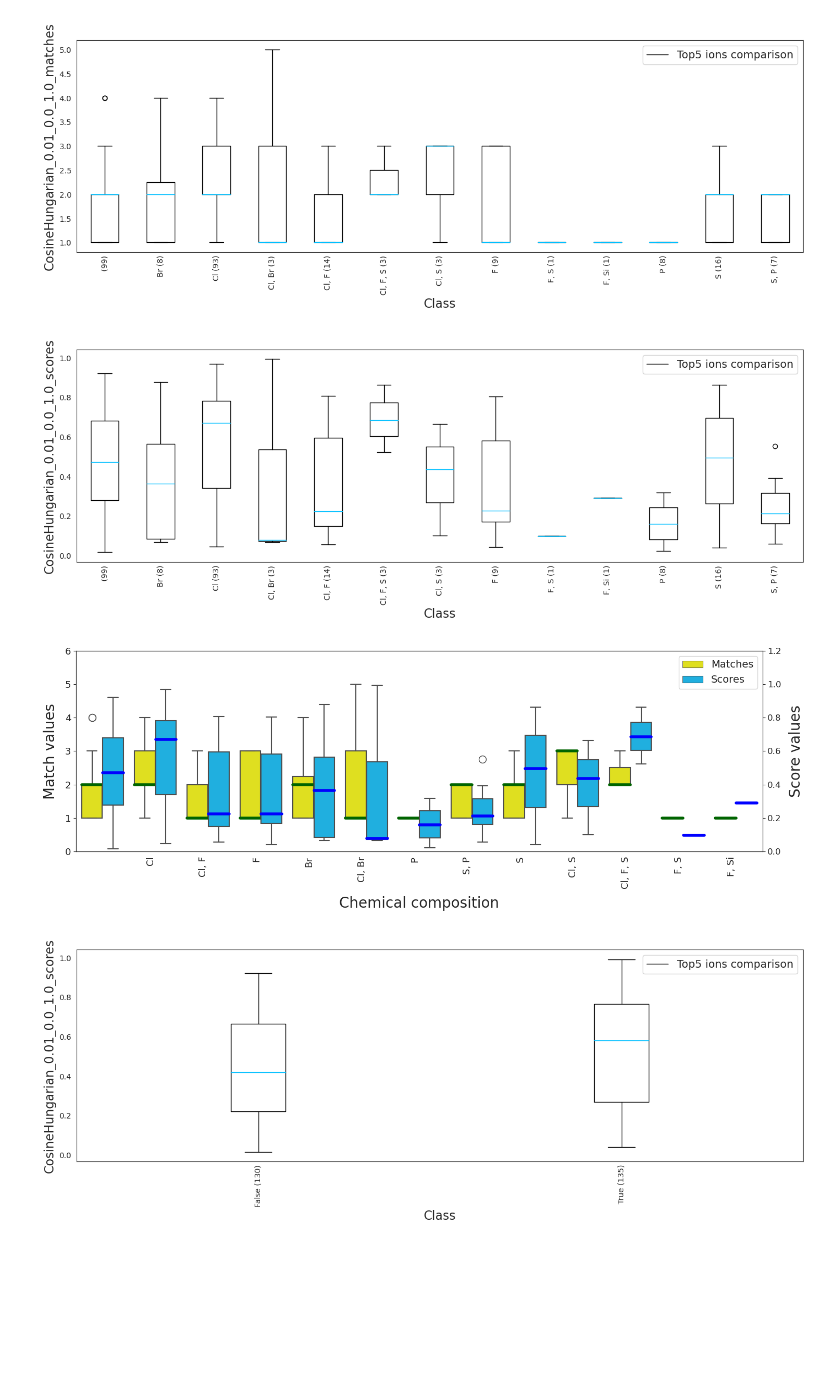
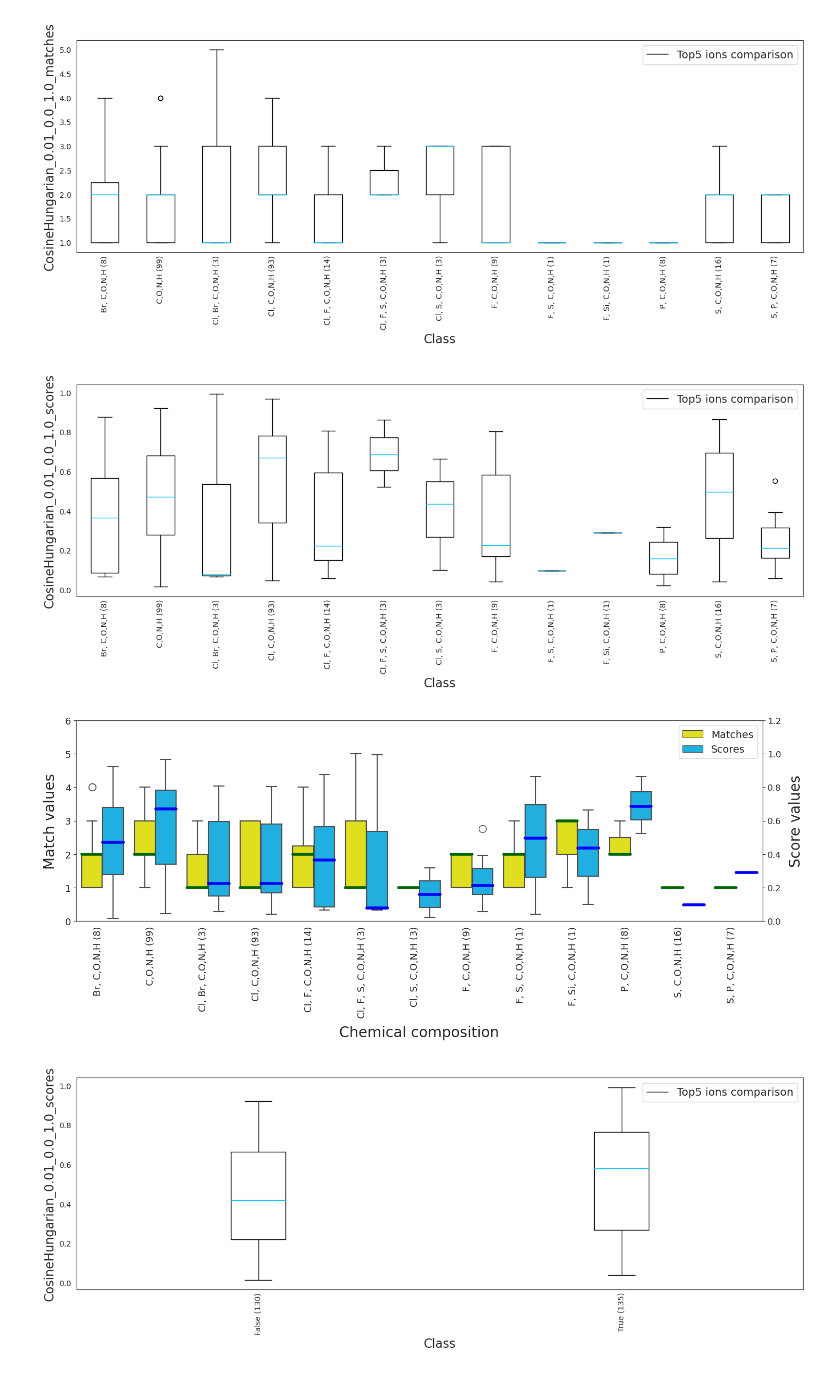
Before and after one commit to RECETOX/ei_spectra_predictions, a Jupyter notebook: analysis/Python_scripts/scores_matches_histogram.ipynb, the cells around one changed output. Drawn from its saved outputs; the diff is of its cells as text; code cells hidden in the pictures; blank space fills up the shorter version.

```diff
--- a/analysis/Python_scripts/scores_matches_histogram.ipynb
+++ b/analysis/Python_scripts/scores_matches_histogram.ipynb
@@ -163,6 +163,14 @@ def has_halogen_atoms(mol):
             return True
 
     return False
+# %%
+def has_organic_atoms(mol):
+    # Check if the molecule contains any halogen atoms
+    for atom in mol.GetAtoms():
+        if atom.GetSymbol() in ['C', 'O', 'N', 'H']:
+            return True
+
+    return False
 # %%
 def has_atom(mol, atom):
     for mol_atom in mol.GetAtoms():
@@ -188,6 +196,8 @@ def append_classes(df,molecules,left_on):
         "S": [has_atom(m, 'S') for m in molecules],
         "P": [has_atom(m, 'P') for m in molecules],
         "Si": [has_atom(m, 'Si') for m in molecules],
+        "C,O,N,H": [has_organic_atoms(m) for m in molecules],
+
     })
     merged_df = pd.merge(df, class_names, left_on=left_on, right_on='molname')
     return merged_df
@@ -196,13 +206,14 @@ def append_classes(df,molecules,left_on):
 # %%
 # Define a function to map the true columns to a list of names
 def get_true_names(row, df):
-    return [col for col in df.columns[11:17] if row[col]]
+    return [col for col in df.columns[11:18] if row[col]]
 # %%
 # make_boxplot(append_classes(same_query_ref1,molecules,"name").groupby('class'), 'reverse_score', 'MatchMS 1%I & 1%tol All peaks norm')
 # make_boxplot(merged_df.groupby('class'), 'score', 'MatchSpectra 1% All peaks norm')
 # make_boxplot(merged_df.groupby('class'), 'reverse_score', 'MatchSpectra 1% All peaks norm')
 # %%
-top5 = pd.read_csv("../data/matchms_top5_comparison.tsv", sep='\t')
+#top5 = pd.read_csv("../data/matchms_top5_comparison.tsv", sep='\t')
+top5 = pd.read_csv("../R_scripts/matchms_top5_comparison_with_zeros.tsv", sep='\t')
 top5_same = get_matching_rows(top5, 'query', 'reference')
 merged_top5_same = append_classes(top5_same,molecules, 'query')
 # %% [output]
@@ -230,8 +243,8 @@ merged_top5_same['true_names'] = merged_top5_same['true_names'].apply(lambda lst
 make_boxplot(merged_top5_same.groupby('true_names'), 'CosineHungarian_0.01_0.0_1.0_matches', 'Top5 ions comparison')
 make_boxplot(merged_top5_same.groupby('true_names'), 'CosineHungarian_0.01_0.0_1.0_scores', 'Top5 ions comparison')
 # %% [output]
-[figure, old version]
+[figure, new version]
-[figure, old version]
+[figure, new version]
 # %%
 sns.set_style(style='white')
 plt.figure(figsize=(17, 5))
@@ -245,7 +258,13 @@ df2 = merged_top5_same[['query', 'reference', 'true_names', 'CosineHungarian_0.0
 # Concatenate df1 and df2 into a single DataFrame.
 df_cat = pd.concat([df1, df2])
 mdf = pd.melt(df_cat, id_vars=['query', 'reference', 'true_names'], var_name=['Number'])      # MELT
-#print(mdf.head(5))
+
+# # Check if 'true_names' column contains empty strings
+# if (mdf['true_names'] == '').any():
+#     # Replace empty strings with 'atom'
+#     mdf.loc[mdf['true_names'] == '', 'true_names'] = 'organic atoms'
+
+# print(mdf['true_names'][3])
 
 # Set the color palette
 colors = ['yellow', 'deepskyblue']
@@ -265,42 +284,39 @@ sns.boxplot(ax=ax2,x='true_names', y='value', hue='Number',
 ax.legend_.remove()
 ax.set_ylim([0, 6])  # Set y-axis limits
 ax.yaxis.set_major_locator(plt.MultipleLocator(1))  # Set major tick marks
 ax.set_ylabel('Match values')  # Set y-axis label
 ax.yaxis.label.set_size(20)  # Set font size of y-axis label
 ax.set_xlabel('Chemical composition', fontsize=20)  # Set x-axis label and font size
 ax.tick_params(axis='x', labelsize=13)  # Set font size of x-axis tick labels
 ax.tick_params(axis='y', labelsize=13)  # Set font size of y-axis tick labels
 ax.yaxis.labelpad = 10
 ax.xaxis.labelpad = 10
 
-# Add x-axis labels
-ax.set_xticklabels(ax.get_xticklabels(), rotation=90, ha='right')
+# Add x-axis labels with group sizes
+grouped_df = merged_top5_same.groupby('true_names')['query'].apply(list).reset_index(name='queries')
+xticklabels = [f"{group} ({len(x)})" for group, x in grouped_df.values]
+ax.set_xticklabels(xticklabels, rotation=90, ha='right')
 
 ax2.legend_.remove()
 ax2.set_ylim([0, 1.2])  # Set y-axis limits
 ax2.yaxis.set_major_locator(plt.MultipleLocator(0.2))  # Set major tick marks
 ax2.set_ylabel('Score values')  # Set y-axis label
 ax2.yaxis.label.set_size(20)  # Set font size of y-axis label
 ax2.tick_params(axis='y', labelsize=12)  # Set font size of y-axis tick labels
 ax2.yaxis.labelpad = 10
 
 # Change the legend labels
 handles, labels = ax.get_legend_handles_labels()
 labels[0] = 'Matches'
 labels[1] = 'Scores'
 ax.legend(handles, labels, loc='upper right', fontsize=14)
 
-
-
-#  Add count labels to the plot
-counts = mdf.groupby("true_names")['Number'].count().reset_index()
-
+plt.savefig('../Python_scripts/chemical_composition_boxplot.png', dpi=300, bbox_inches='tight')  # SAVE PLOT AS PNG FILE
 plt.show()
-plt.savefig('../Python_scripts/chemical_composition_boxplot.png', dpi=300, bbox_inches='tight')  # SAVE PLOT AS PNG FILE
 plt.clf()
 plt.close()
 # %% [output]
-[figure, old version]
+[figure, new version]
 # %%
 # count = len(top5_same[top5_same['CosineHungarian_0.01_0.0_1.0_scores']>0.65])
 # %%
```
Also changed, not shown: parts of 2 cells of this notebook, 9 other files.
